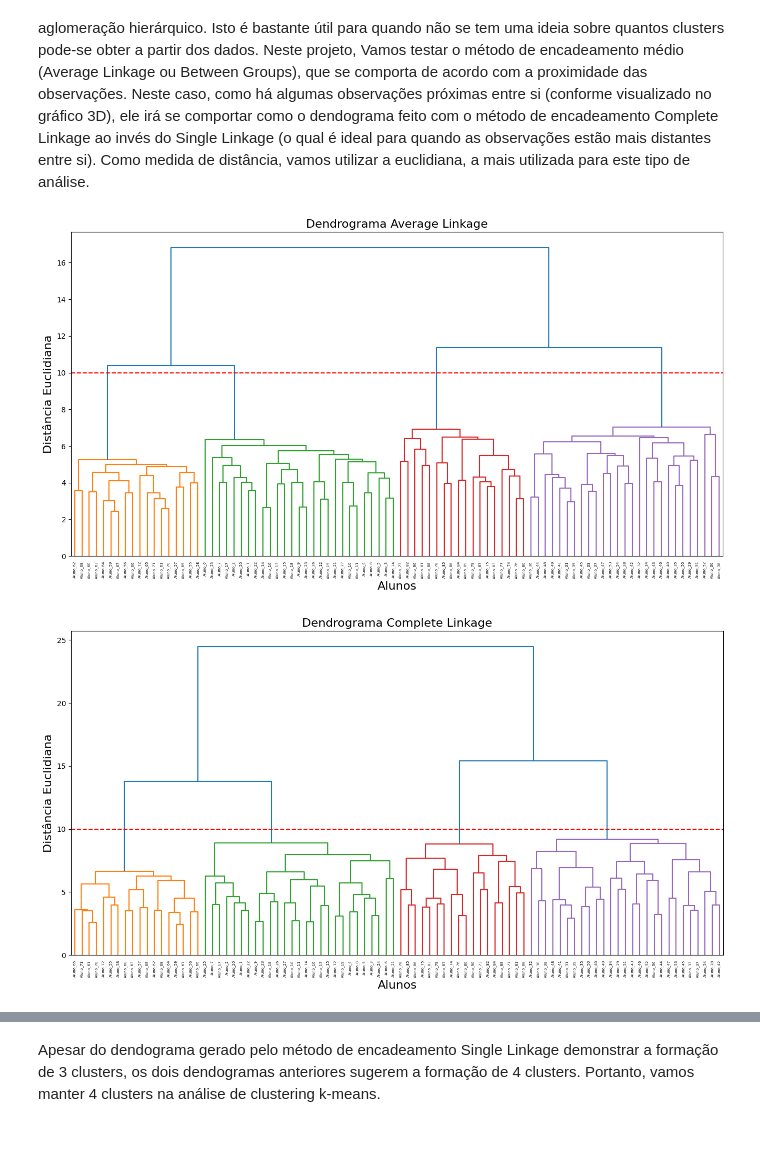
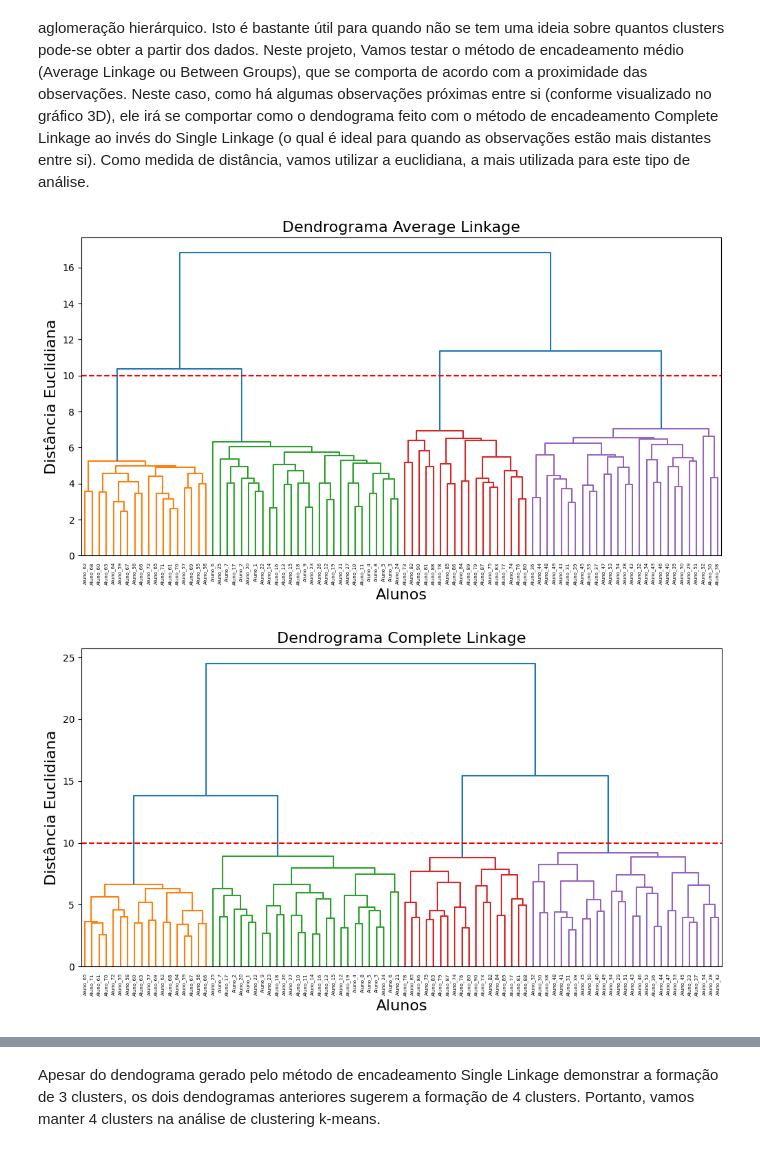
Before and after one commit to Lud-lud/clustering_analysis, a Jupyter notebook: analise_clustering_notas_escolares.ipynb, the cells around one changed output, grey strips where cells are left out. Drawn from its saved outputs; the diff is of its cells as text; code cells hidden in the pictures.

```diff
--- a/analise_clustering_notas_escolares.ipynb
+++ b/analise_clustering_notas_escolares.ipynb
@@ -241,9 +295,7 @@ A silhueta mostra que com 2 clusters, a qualidade é melhor. No entanto, com 4 c
 
 Outra forma de definir o número de clusters é realizando uma clusterização por meio do esquema de aglomeração hierárquico. Isto é bastante útil para quando não se tem uma ideia sobre quantos clusters pode-se obter a partir dos dados. Neste projeto, Vamos testar o método de encadeamento médio (Average Linkage ou Between Groups), que se comporta de acordo com a proximidade das observações. Neste caso, como há algumas observações próximas entre si (conforme visualizado no gráfico 3D), ele irá se comportar como o dendograma feito com o método de encadeamento Complete Linkage ao invés do Single Linkage (o qual é ideal para quando as observações estão mais distantes entre si). Como medida de distância, vamos utilizar a euclidiana, a mais utilizada para este tipo de análise.
 # %%
-import scipy.cluster.hierarchy as sch
-
-plt.figure(figsize=(16,8))
+plt.figure(figsize=(12,6))
 dend_sing = sch.linkage(df_num, method = 'average', metric = 'euclidean')
 dendrogram_s = sch.dendrogram(dend_sing, color_threshold = 10, labels = list(df.Aluno))
 plt.title('Dendrograma Average Linkage', fontsize=16)
@@ -252,16 +304,16 @@ plt.ylabel('Distância Euclidiana', fontsize=16)
 plt.axhline(y = 10, color = 'red', linestyle = '--')
 plt.show()
 # %% [output]
-[figure, old version]
+[figure, new version]
 # %%
-plt.figure(figsize=(16,8))
+plt.figure(figsize=(12,6))
 dend_sing = sch.linkage(df_num, method = 'complete', metric = 'euclidean')
 dendrogram_s = sch.dendrogram(dend_sing, color_threshold = 10, labels = list(df.Aluno))
 plt.title('Dendrograma Complete Linkage', fontsize=16)
 plt.xlabel('Alunos', fontsize=16)
 plt.ylabel('Distância Euclidiana', fontsize=16)
 plt.axhline(y = 10, color = 'red', linestyle = '--')
 plt.show()
 # %% [output]
-[figure, old version]
+[figure, new version]
 # %%
```
Also changed, not shown: parts of 17 cells of this notebook.
